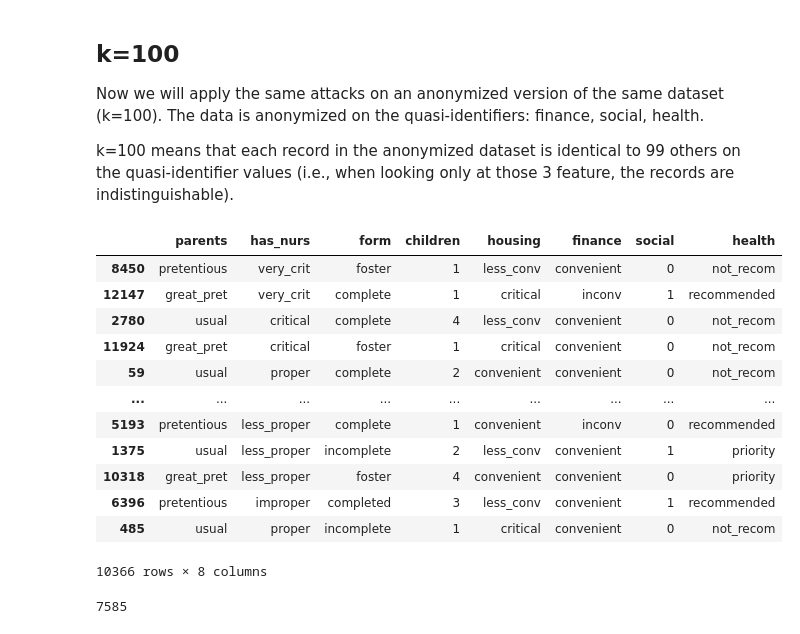
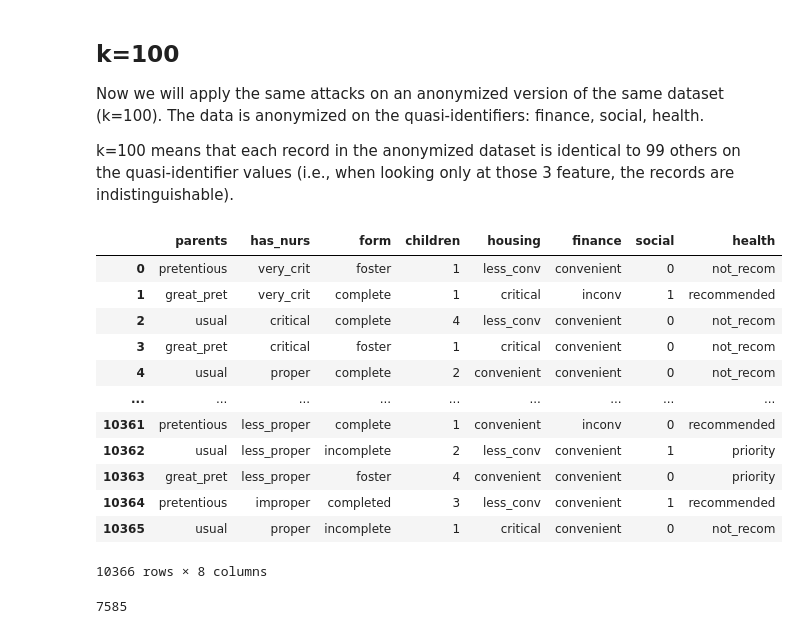
Before and after one commit to IBM/ai-privacy-toolkit, a Jupyter notebook: notebooks/attribute_inference_anonymization_nursery.ipynb, the cells around one changed output. Drawn from its saved outputs; the diff is of its cells as text; code cells hidden in the pictures.

```diff
--- a/notebooks/attribute_inference_anonymization_nursery.ipynb
+++ b/notebooks/attribute_inference_anonymization_nursery.ipynb
@@ -42,9 +42,9 @@ from art.estimators.classification.scikitlearn import ScikitlearnDecisionTreeCla
 from sklearn.preprocessing import OneHotEncoder
 
 x_train_str = x_train.astype(str)
-train_encoded = OneHotEncoder(sparse=False, drop='if_binary').fit_transform(x_train_str)
+train_encoded = OneHotEncoder(sparse=False).fit_transform(x_train_str)
 x_test_str = x_test.astype(str)
-test_encoded = OneHotEncoder(sparse=False, drop='if_binary').fit_transform(x_test_str)
+test_encoded = OneHotEncoder(sparse=False).fit_transform(x_test_str)
 
 model = DecisionTreeClassifier()
 model.fit(train_encoded, y_train)
@@ -123,26 +123,30 @@ Now we will apply the same attacks on an anonymized version of the same dataset
 
 k=100 means that each record in the anonymized dataset is identical to 99 others on the quasi-identifier values (i.e., when looking only at those 3 feature, the records are indistinguishable).
 # %%
+from apt.utils.datasets import ArrayDataset
 from apt.anonymization import Anonymize
 
+features = x_train.columns
 QI = ["finance", "social", "health"]
 categorical_features = ["parents", "has_nurs", "form", "housing", "finance", "health", 'children']
-anonymizer = Anonymize(100, QI, categorical_features=categorical_features)
-anon = anonymizer.anonymize(x_train, x_train_predictions)
+QI_indexes = [i for i, v in enumerate(features) if v in QI]
+categorical_features_indexes = [i for i, v in enumerate(features) if v in categorical_features]
+anonymizer = Anonymize(100, QI_indexes, categorical_features=categorical_features_indexes)
+anon = anonymizer.anonymize(ArrayDataset(x_train, x_train_predictions))
 anon
 # %% [output]
 |  | parents | has_nurs | form | children | housing | finance | social | health |
-| 8450 | pretentious | very_crit | foster | 1 | less_conv | convenient | 0 | not_recom |
-| 12147 | great_pret | very_crit | complete | 1 | critical | inconv | 1 | recommended |
-| 2780 | usual | critical | complete | 4 | less_conv | convenient | 0 | not_recom |
-| 11924 | great_pret | critical | foster | 1 | critical | convenient | 0 | not_recom |
-| 59 | usual | proper | complete | 2 | convenient | convenient | 0 | not_recom |
+| 0 | pretentious | very_crit | foster | 1 | less_conv | convenient | 0 | not_recom |
+| 1 | great_pret | very_crit | complete | 1 | critical | inconv | 1 | recommended |
+| 2 | usual | critical | complete | 4 | less_conv | convenient | 0 | not_recom |
+| 3 | great_pret | critical | foster | 1 | critical | convenient | 0 | not_recom |
+| 4 | usual | proper | complete | 2 | convenient | convenient | 0 | not_recom |
 | ... | ... | ... | ... | ... | ... | ... | ... | ... |
-| 5193 | pretentious | less_proper | complete | 1 | convenient | inconv | 0 | recommended |
-| 1375 | usual | less_proper | incomplete | 2 | less_conv | convenient | 1 | priority |
-| 10318 | great_pret | less_proper | foster | 4 | convenient | convenient | 0 | priority |
-| 6396 | pretentious | improper | completed | 3 | less_conv | convenient | 1 | recommended |
-| 485 | usual | proper | incomplete | 1 | critical | convenient | 0 | not_recom |
+| 10361 | pretentious | less_proper | complete | 1 | convenient | inconv | 0 | recommended |
+| 10362 | usual | less_proper | incomplete | 2 | less_conv | convenient | 1 | priority |
+| 10363 | great_pret | less_proper | foster | 4 | convenient | convenient | 0 | priority |
+| 10364 | pretentious | improper | completed | 3 | less_conv | convenient | 1 | recommended |
+| 10365 | usual | proper | incomplete | 1 | critical | convenient | 0 | not_recom |
 10366 rows × 8 columns
 # %%
 # number of distinct rows in original data
```
Also changed, not shown: parts of 17 cells of this notebook, 2 other files.
